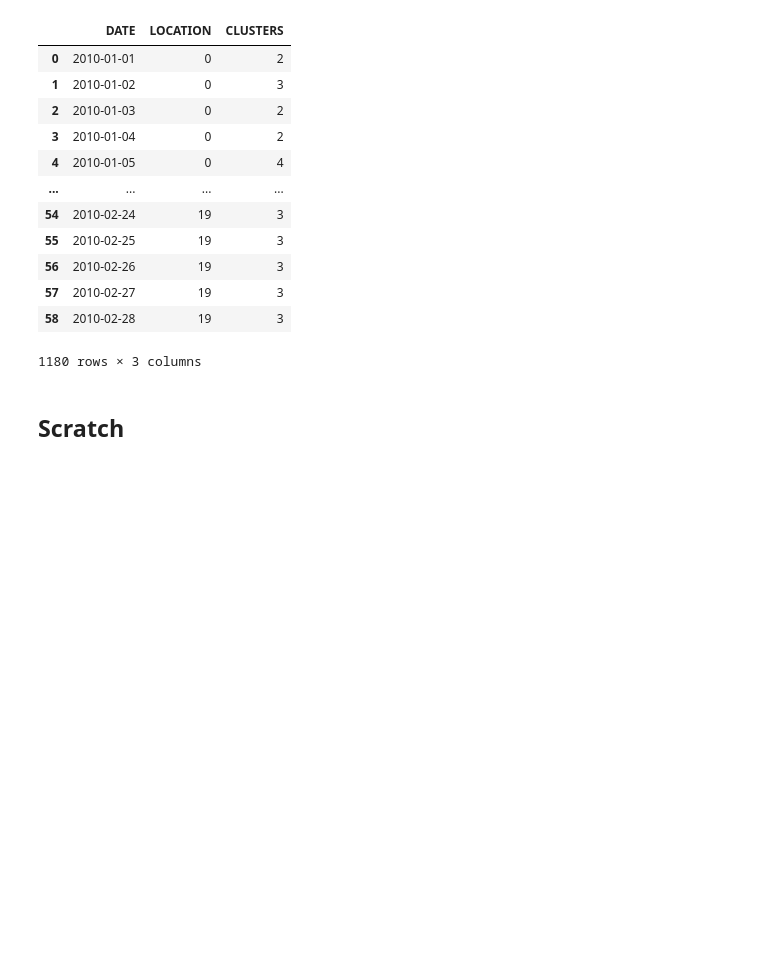
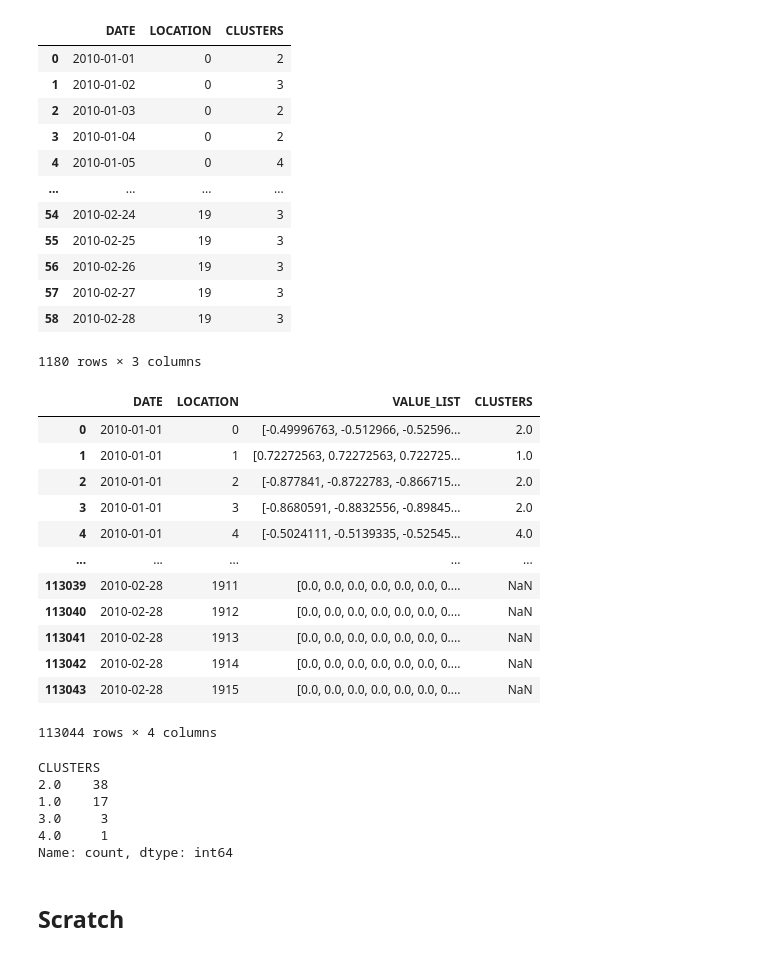
Before and after one commit to szejozsef00/DSLAB1, a Jupyter notebook: code/Modelling_0101_0301.ipynb, the cells around one changed output. Saved outputs shown, nothing was run; the diff lists cells and outputs as text; code cells hidden in the pictures; blank space fills up the shorter version.

```diff
--- a/code/Modelling_0101_0301.ipynb
+++ b/code/Modelling_0101_0301.ipynb
@@ -259,3 +259,22 @@ for loc in range(0,location_number):
     #     figsize = (16, 8),
     #     suptitle = "Title"
     # )
+# %%
+daily_fact_df['DATE'] = pd.to_datetime(daily_fact_df['DATE'])
+location_clusters['DATE'] = pd.to_datetime(location_clusters['DATE'])
+clustered_daily_fact_df = daily_fact_df.merge(location_clusters,on=['DATE','LOCATION'],how='left')
+clustered_daily_fact_df
+# %% [output]
+|  | DATE | LOCATION | VALUE_LIST | CLUSTERS |
+| 0 | 2010-01-01 | 0 | [-0.49996763, -0.512966, -0.52596... | 2.0 |
+| 1 | 2010-01-01 | 1 | [0.72272563, 0.72272563, 0.722725... | 1.0 |
+| 2 | 2010-01-01 | 2 | [-0.877841, -0.8722783, -0.866715... | 2.0 |
+| 3 | 2010-01-01 | 3 | [-0.8680591, -0.8832556, -0.89845... | 2.0 |
+| 4 | 2010-01-01 | 4 | [-0.5024111, -0.5139335, -0.52545... | 4.0 |
+| ... | ... | ... | ... | ... |
+| 113039 | 2010-02-28 | 1911 | [0.0, 0.0, 0.0, 0.0, 0.0, 0.0, 0.... | NaN |
+| 113040 | 2010-02-28 | 1912 | [0.0, 0.0, 0.0, 0.0, 0.0, 0.0, 0.... | NaN |
+| 113041 | 2010-02-28 | 1913 | [0.0, 0.0, 0.0, 0.0, 0.0, 0.0, 0.... | NaN |
+| 113042 | 2010-02-28 | 1914 | [0.0, 0.0, 0.0, 0.0, 0.0, 0.0, 0.... | NaN |
+| 113043 | 2010-02-28 | 1915 | [0.0, 0.0, 0.0, 0.0, 0.0, 0.0, 0.... | NaN |
+113044 rows × 4 columns
@@ -262,3 +313,15 @@ for loc in range(0,location_number):
+# %%
+time_range = pd.date_range(start="00:00", end="23:55", freq="5T")
+color_palette = ['black', "purple", "blue", "green", "yellow"]
+
+plot_result(clustered_daily_fact_df, 7, time_range, color_palette)
+# %% [output]
+CLUSTERS
+2.0    38
+1.0    17
+3.0     3
+4.0     1
+Name: count, dtype: int64
 # %% [markdown]
 ## Scratch
 # %%
```
Also changed, not shown: parts of 1 cell of this notebook.
